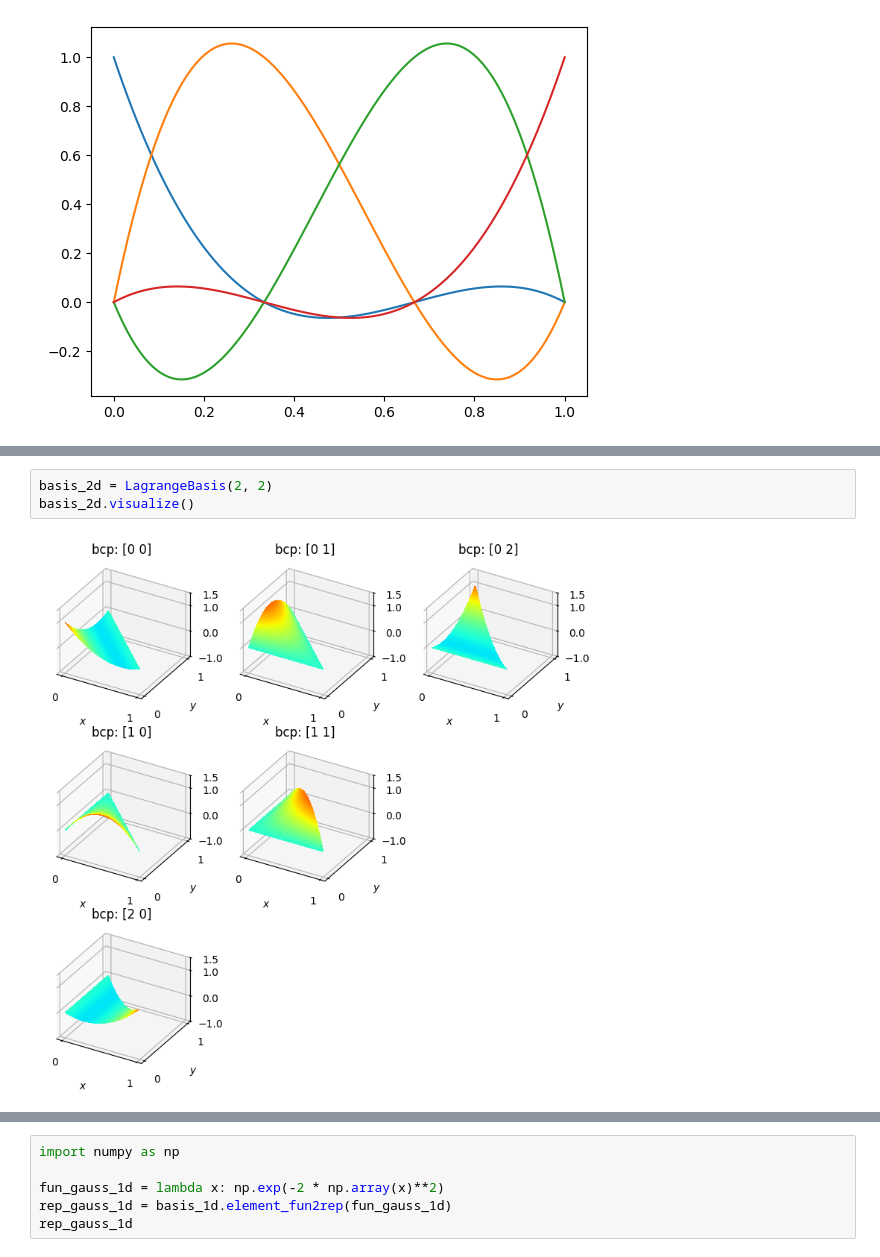
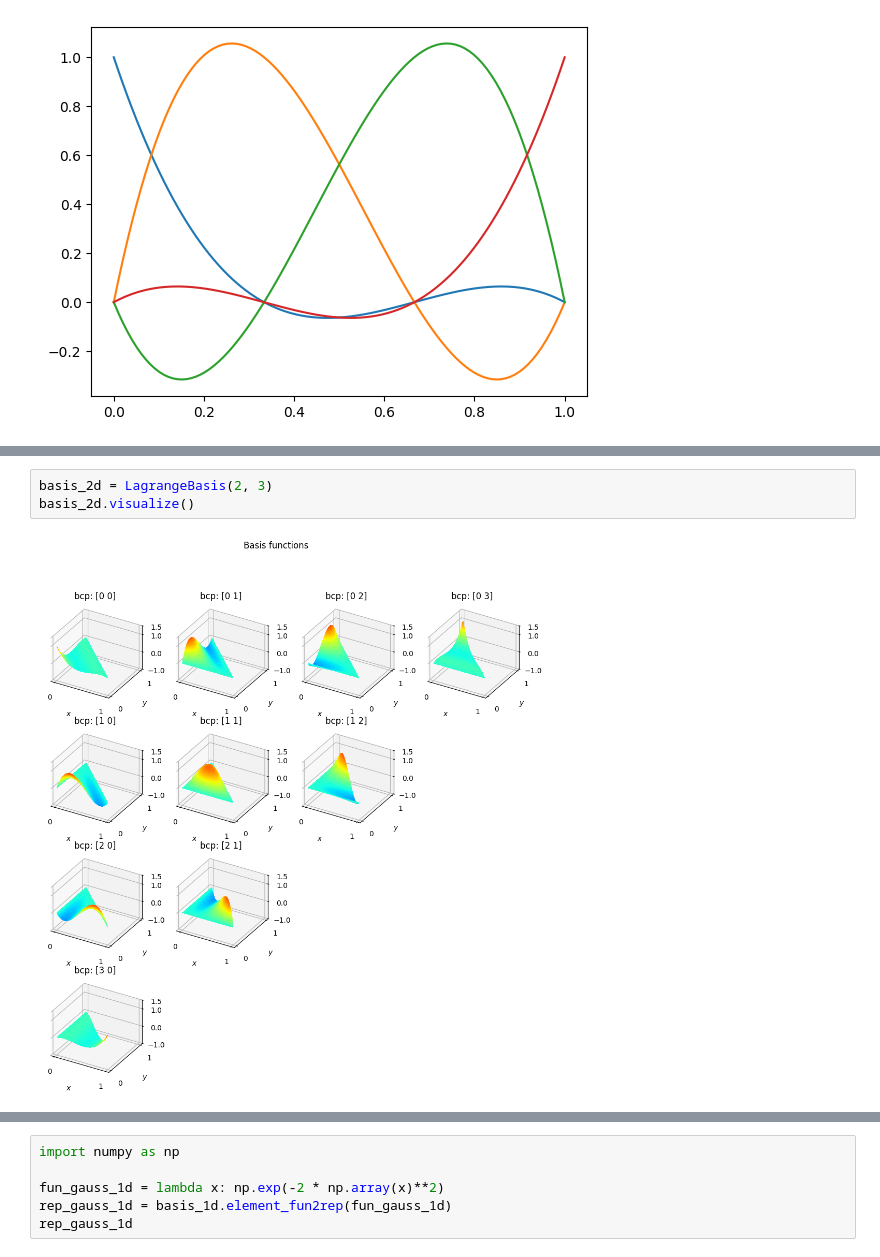
Before and after one commit to c-earth/TNPDE, a Jupyter notebook: 03_basis.ipynb, the cells around one changed output, grey strips where cells are left out. Cells and saved outputs as stored; diff of their text form.

```diff
--- a/03_basis.ipynb
+++ b/03_basis.ipynb
@@ -16,5 +28,5 @@ basis_1d.visualize()
 # %%
-basis_2d = LagrangeBasis(2, 2)
+basis_2d = LagrangeBasis(2, 3)
 basis_2d.visualize()
 # %% [output]
-[figure, old version]
+[figure, new version]
```
Also changed, not shown: parts of 21 cells of this notebook, 1 other file.
